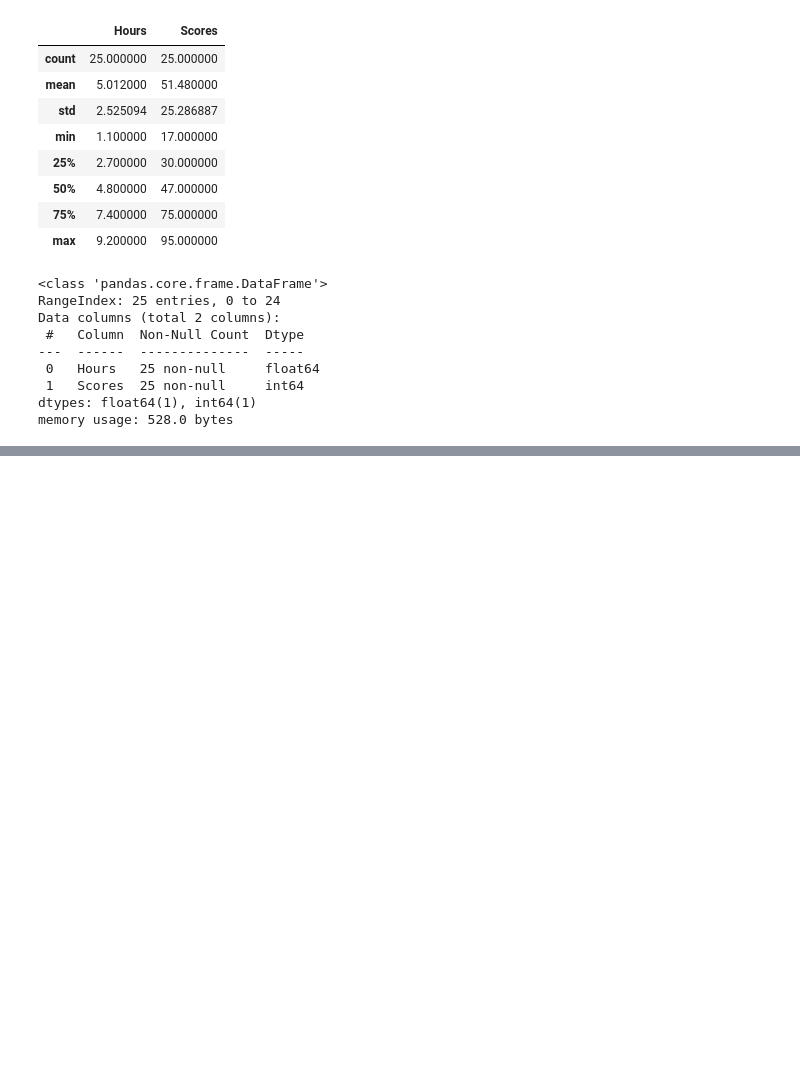
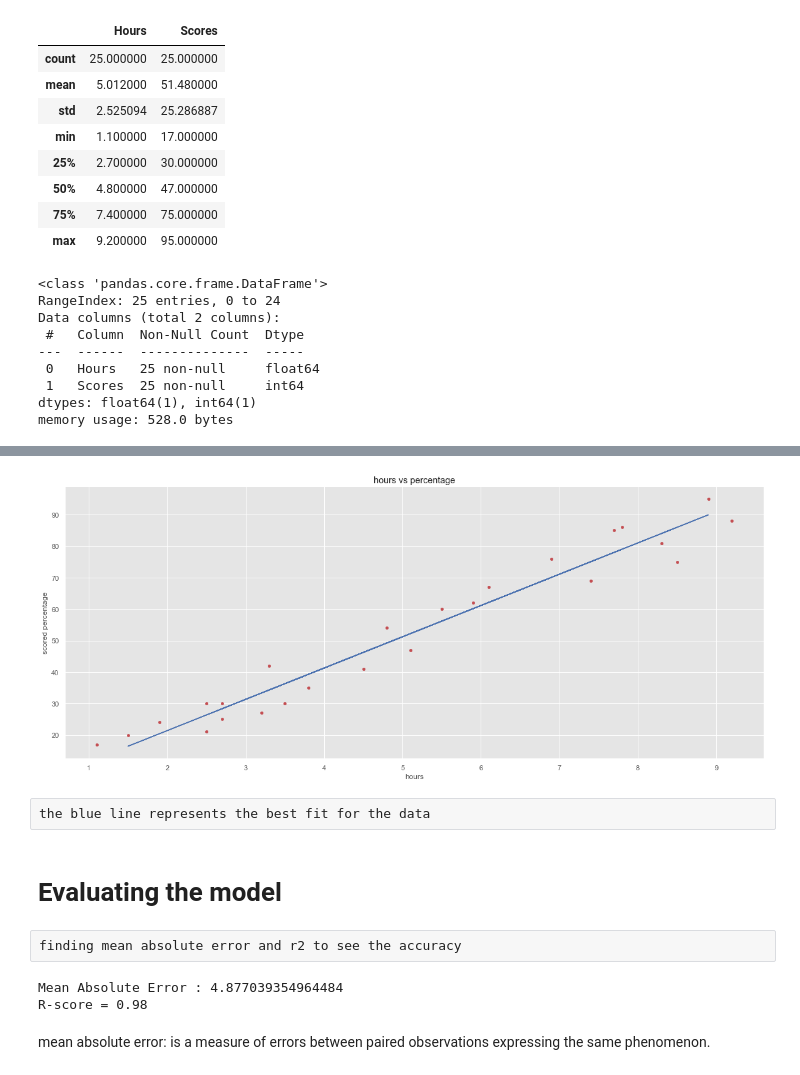
Before and after one commit to 200-shetty/predict-percentage, a Jupyter notebook: Task1- Predict the percentage of an student based on the no. of study hours..ipynb, the cells around one changed output, grey strips where cells are left out. Saved outputs shown, nothing was run; the diff lists cells and outputs as text; code cells hidden in the pictures; blank space fills up the shorter version.

```diff
--- a/Task1- Predict the percentage of an student based on the no. of study hours..ipynb
+++ b/Task1- Predict the percentage of an student based on the no. of study hours..ipynb
@@ -80,0 +146,27 @@ data
+# %%
+data.plot(kind="scatter",color='r',figsize=(20,8),x='Hours',y='Scores')
+plt.title('hours vs percentage')
+plt.xlabel('hours')
+plt.ylabel('scored percentage')
+plt.plot(train_x,regressor.coef_[0]*train_x+regressor.intercept_,color="b")
+plt.show()
+# %% [output]
+[figure, added]
+# %% [raw]
+the blue line represents the best fit for the data
+# %% [markdown]
+# Evaluating the model
+# %% [raw]
+finding mean absolute error and r2 to see the accuracy
+# %%
+from sklearn import metrics
+from sklearn.metrics import r2_score
+
+y_prediction = regressor.predict(test_x)
+print("Mean Absolute Error : {}".format(metrics.mean_absolute_error(y_prediction,test_y)))
+print("R-score = %.2f" % r2_score(y_prediction, test_y))
+# %% [output]
+Mean Absolute Error : 4.877039354964484
+R-score = 0.98
+# %% [markdown]
+mean absolute error: is a measure of errors between paired observations expressing the same phenomenon.
```
Also changed, not shown: parts of 14 cells of this notebook.
